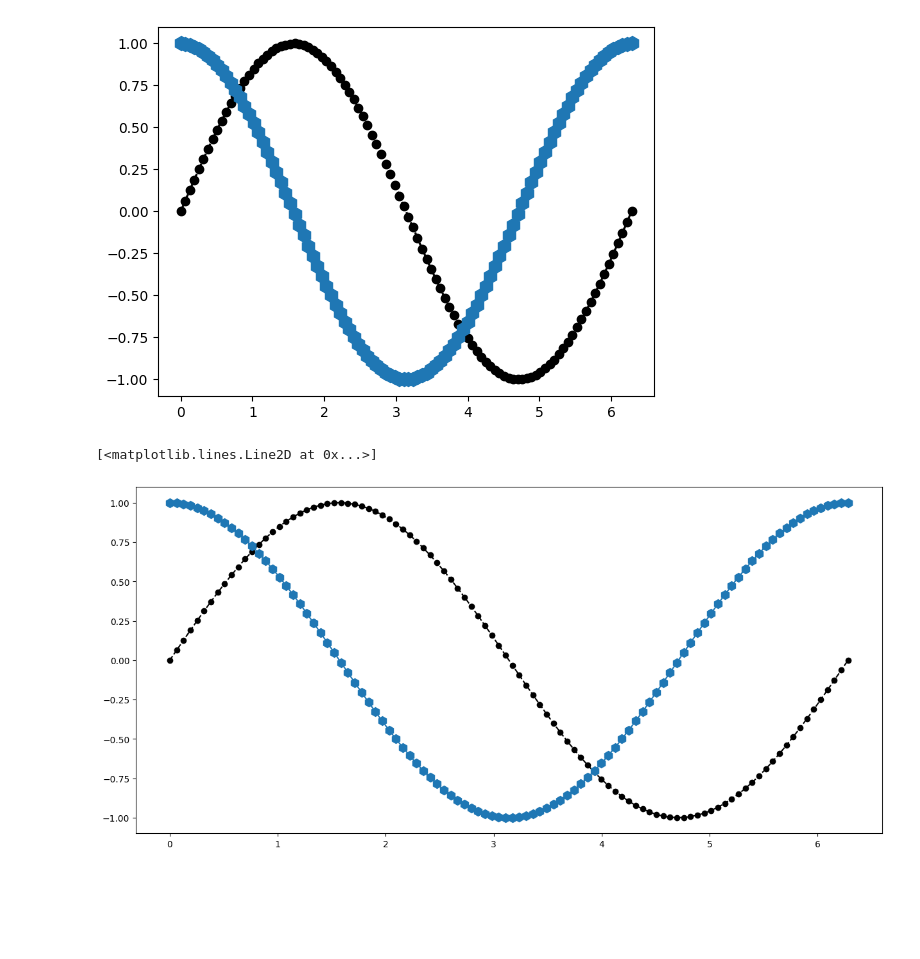
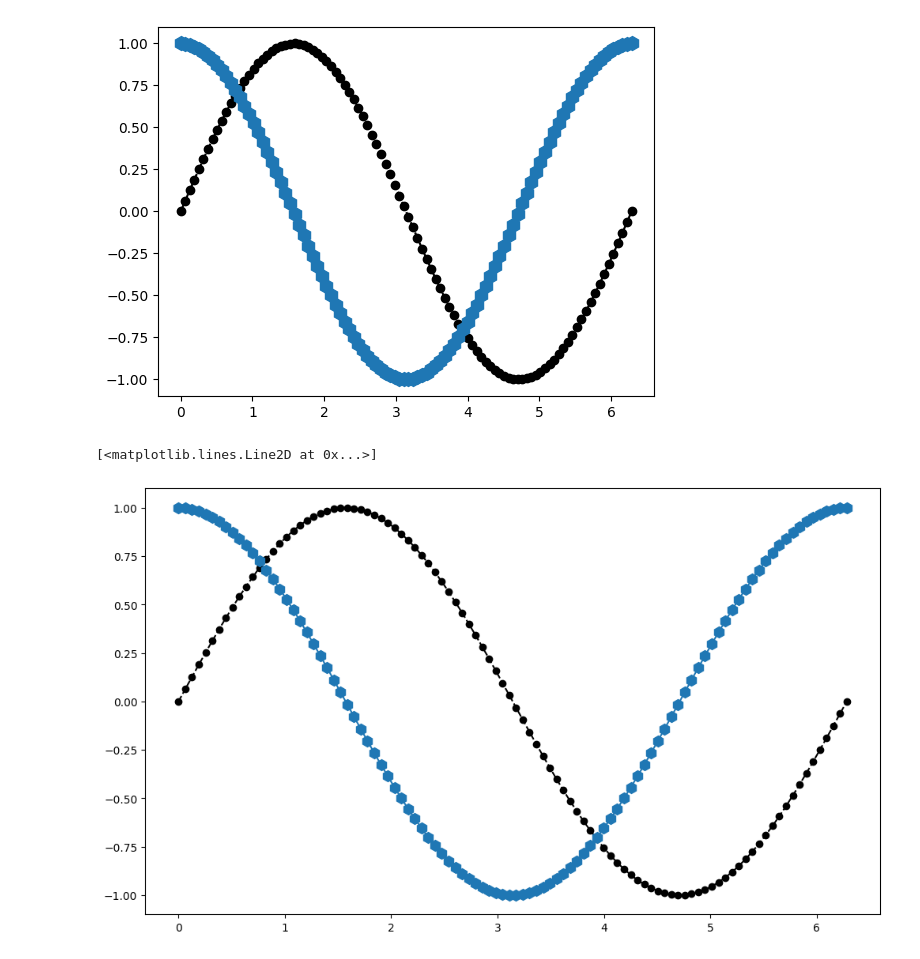
Before and after one commit to Aditya8399/Python-data-analytics, a Jupyter notebook: Data analysis/visualization.ipynb, the cells around one changed output. Cells and saved outputs as stored; diff of their text form; code cells hidden in the pictures; blank space fills up the shorter version.

```diff
--- a/Data analysis/visualization.ipynb
+++ b/Data analysis/visualization.ipynb
@@ -95,9 +95,9 @@ plt.plot(t, y, 'h-',  markersize= 10)
 [<matplotlib.lines.Line2D at 0x...>]
 [figure]
 # %%
-plt.figure(figsize=(15,7))
+plt.figure(figsize=(12,7))
 plt.plot(t, x, 'ko--')
 plt.plot(t, y, 'h-',  markersize= 10)
 # %% [output]
 [<matplotlib.lines.Line2D at 0x...>]
-[figure, old version]
+[figure, new version]
```
Also changed, not shown: parts of 5 cells of this notebook.
